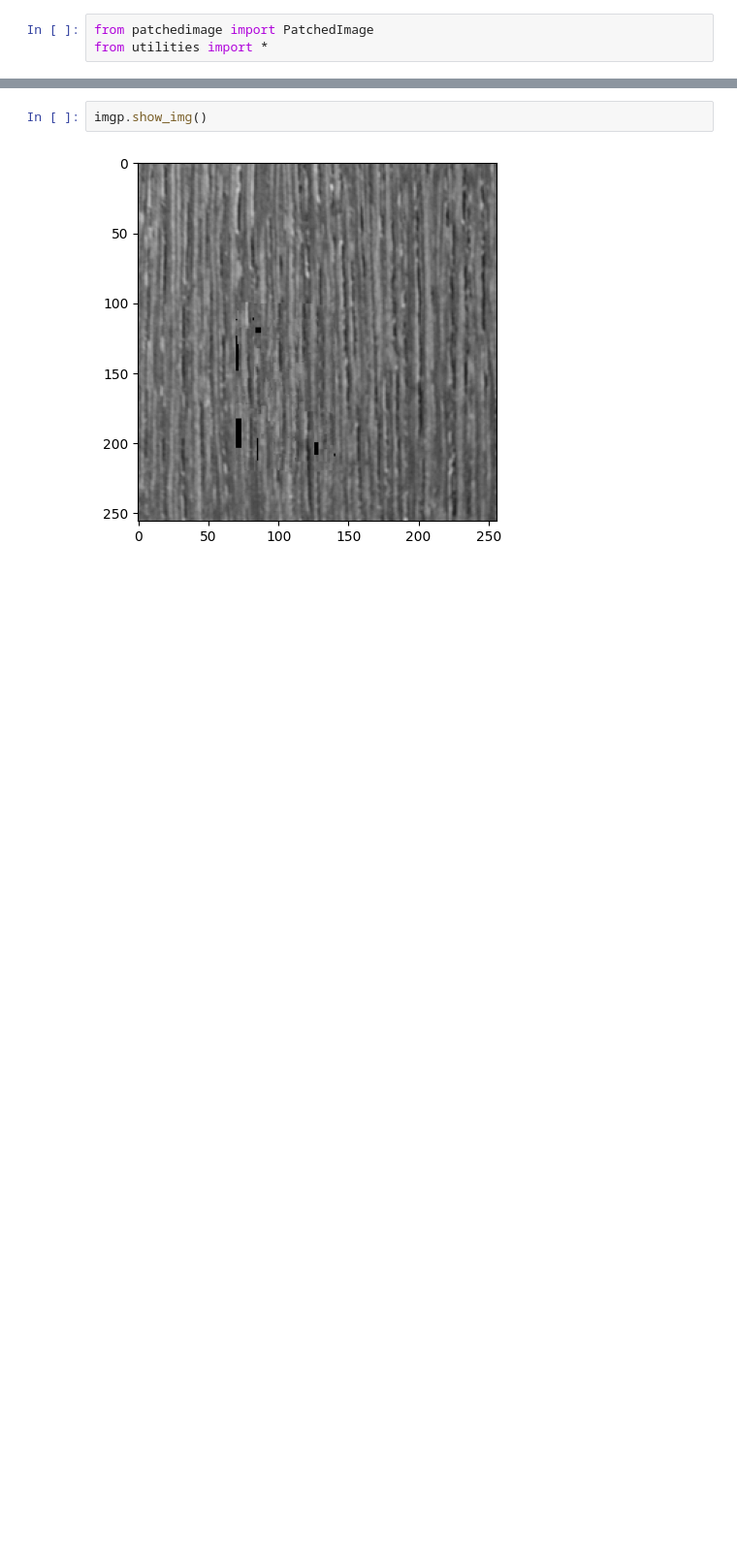
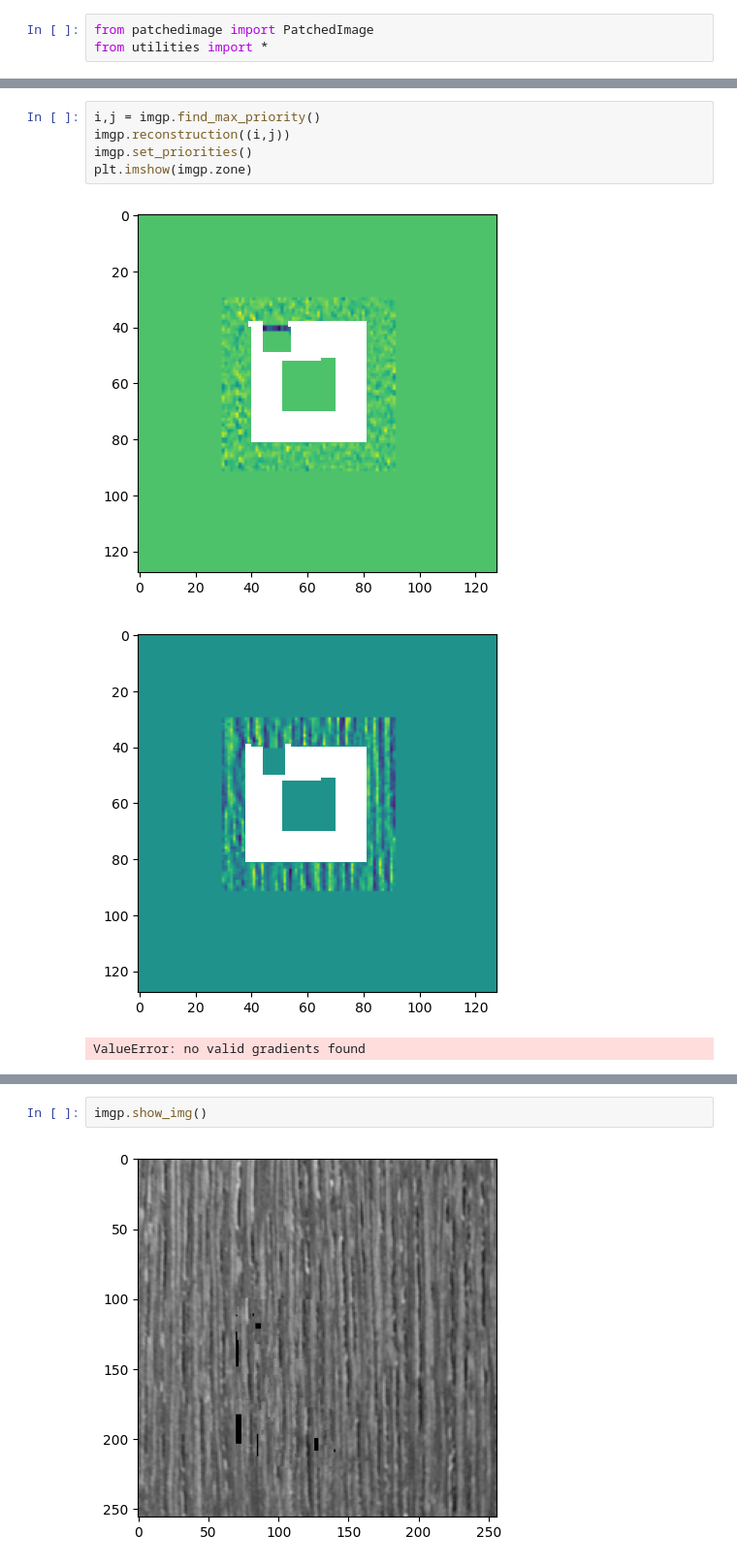
Before and after one commit to clementgilli/inpainting, a Jupyter notebook: worksheet.ipynb, the cells around one changed output, grey strips where cells are left out. Shown at 97% size. Drawn from its saved outputs; the diff is of its cells as text; blank space fills up the shorter version.

```diff
--- a/worksheet.ipynb
+++ b/worksheet.ipynb
@@ -20 +35,10 @@ plt.imshow(imgp.priority)
+# %%
+i,j = imgp.find_max_priority()
+imgp.reconstruction((i,j))
+imgp.set_priorities()
+plt.imshow(imgp.zone)
+# %% [output]
+[figure, added]
+[figure, added]
+ValueError: no valid gradients found
 # %%
```
Also changed, not shown: parts of 5 cells of this notebook, 2 other files.
